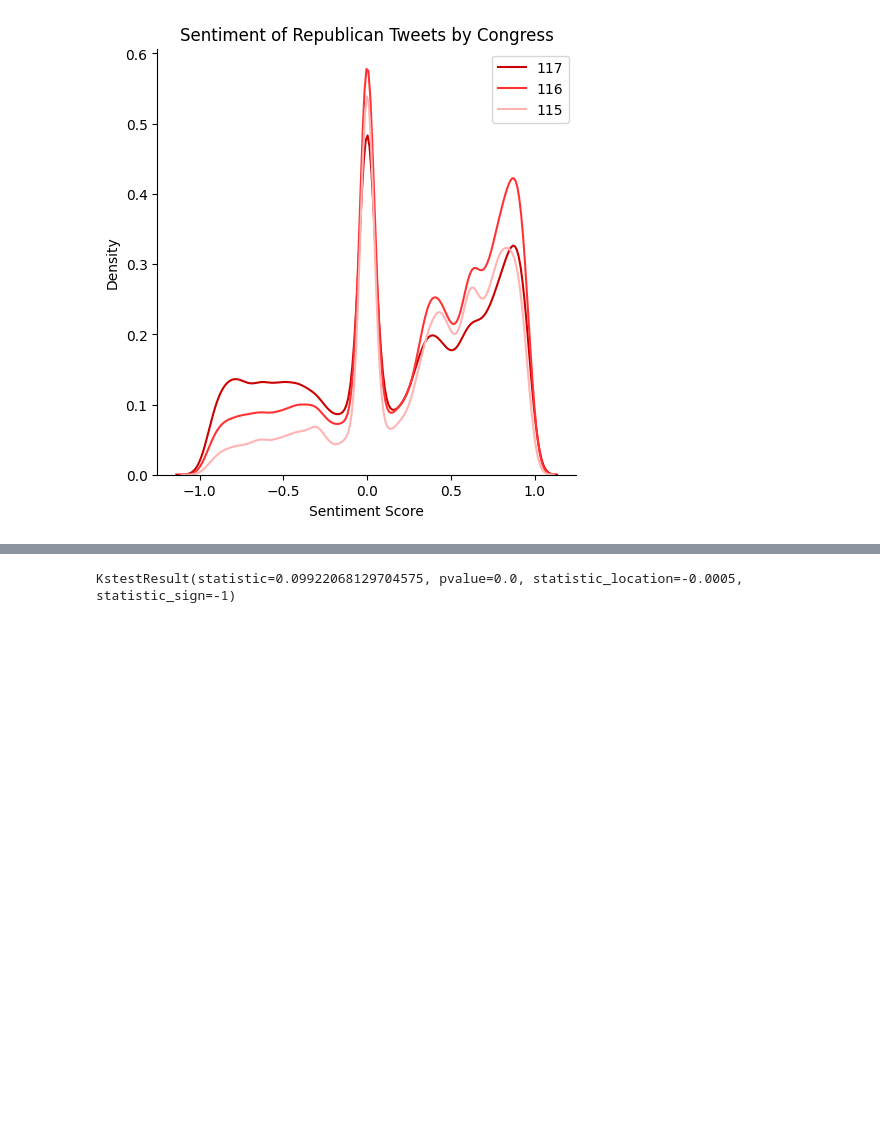
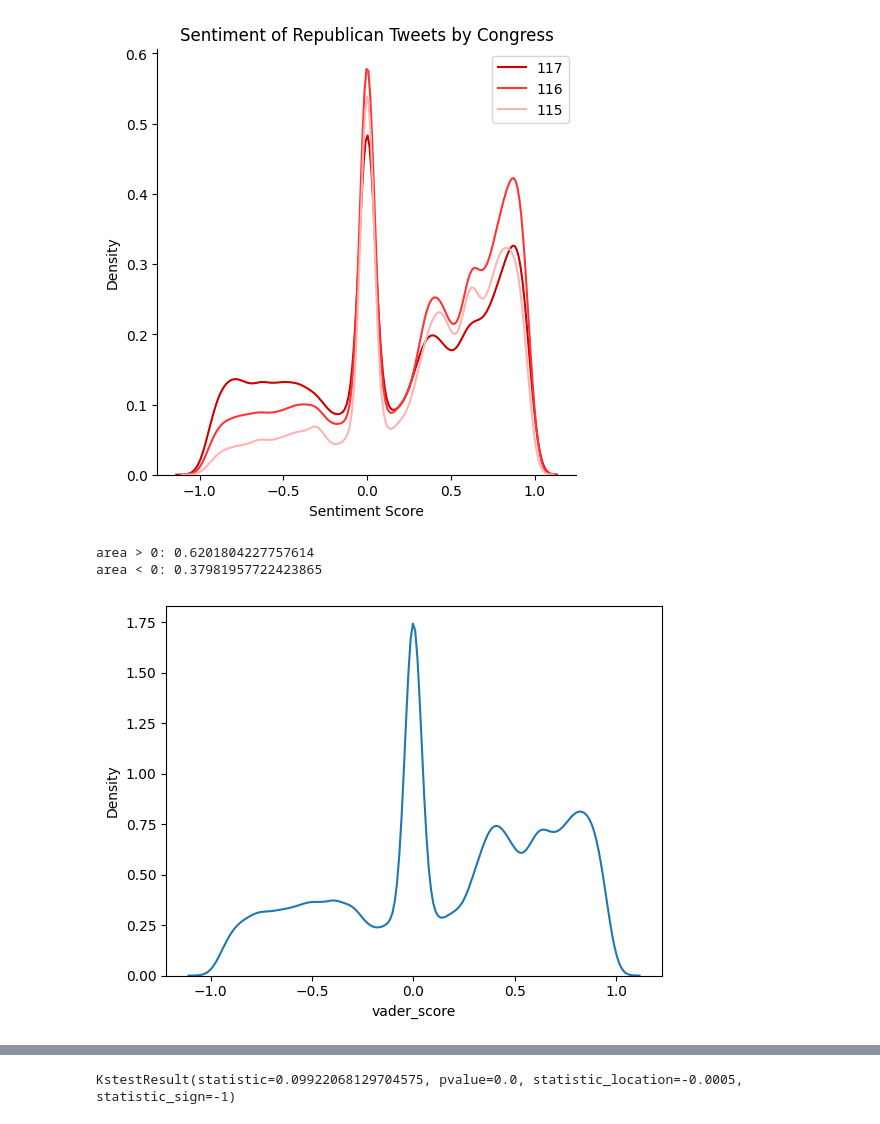
Before and after one commit to caramnix/CapitolLetters, a Jupyter notebook: figure and ks code/sentiment figures/kde_plots_sentiment.ipynb, the cells around one changed output, grey strips where cells are left out. Drawn from its saved outputs; the diff is of its cells as text; code cells hidden in the pictures; blank space fills up the shorter version.

```diff
--- a/figure and ks code/sentiment figures/kde_plots_sentiment.ipynb
+++ b/figure and ks code/sentiment figures/kde_plots_sentiment.ipynb
@@ -183,3 +183,16 @@ plt.xlabel("Sentiment Score")
 #plt.savefig('RepCompare_v2.png', dpi=300, bbox_inches='tight')
 # %% [output]
 [figure]
+# %%
+ax = sns.kdeplot(d_115["vader_score"])
+kde_lines = ax.get_lines()[-1]
+kde_x, kde_y = kde_lines.get_data()
+mask = kde_x > 0
+filled_x, filled_y = kde_x[mask], kde_y[mask]
+area = np.trapz(filled_y, filled_x)
+print("area > 0: " + str(area))
+print("area < 0: " + str(1- area))
+# %% [output]
+area > 0: 0.6201804227757614
+area < 0: 0.37981957722423865
+[figure, added]
```
Also changed, not shown: parts of 15 cells of this notebook, 4 other files.
